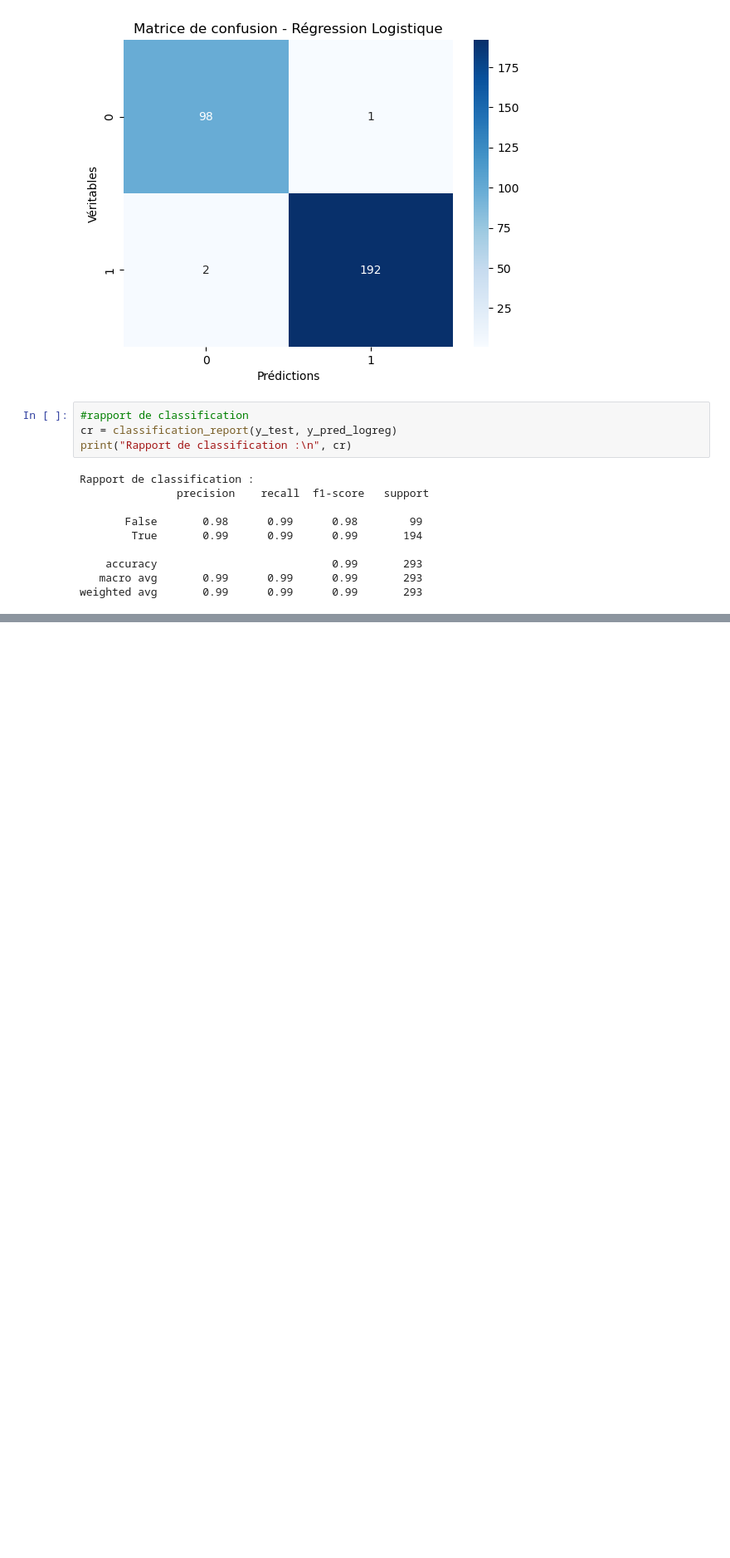
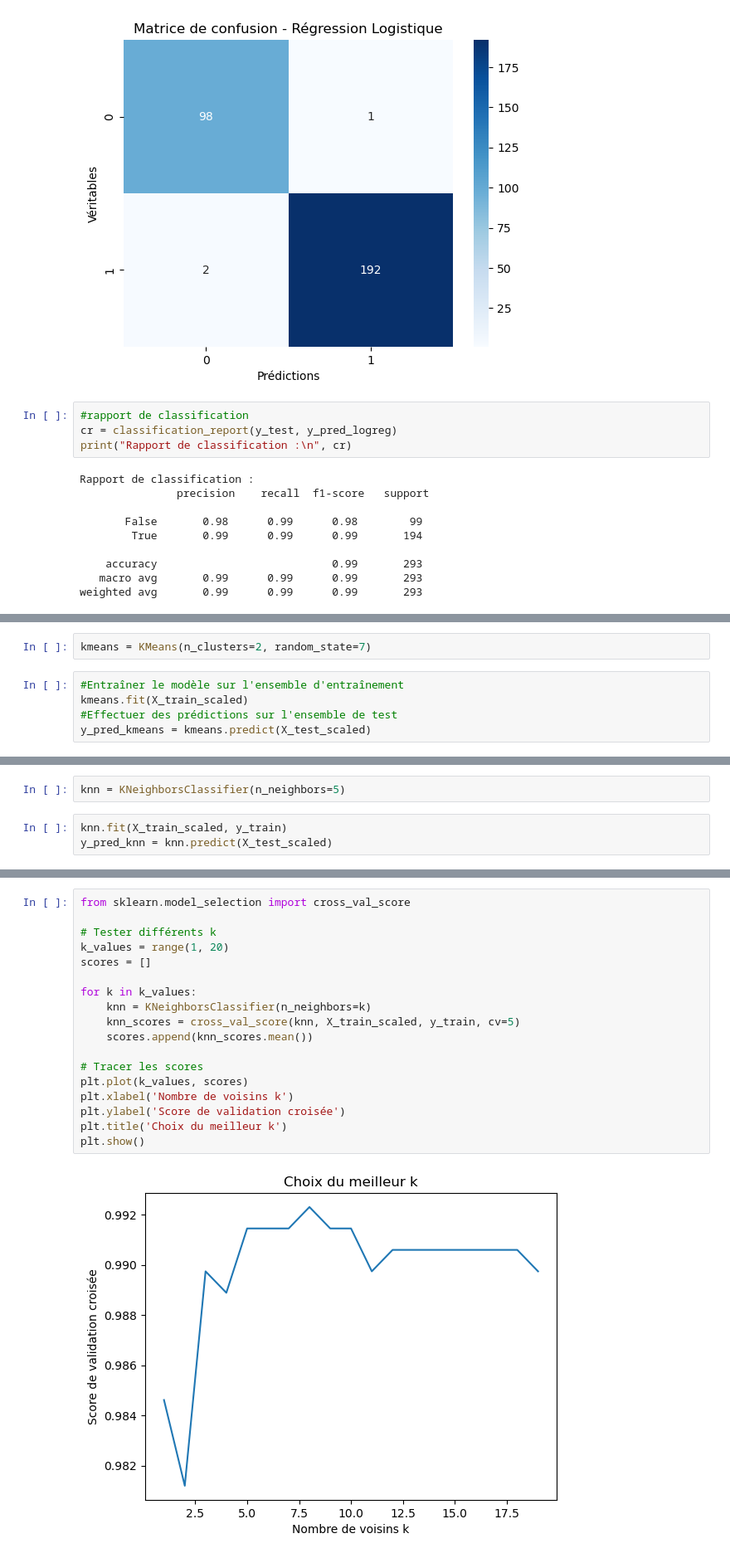
Before and after one commit to obenmaha/App-d-tection-faux-billet, a Jupyter notebook: Analyse notebook.ipynb, the cells around one changed output, grey strips where cells are left out. Shown at 83% size. Drawn from its saved outputs; the diff is of its cells as text; blank space fills up the shorter version.

Commit message:
Add (RL- RF - Kmeans - KNN)

```diff
--- a/Analyse notebook.ipynb
+++ b/Analyse notebook.ipynb
@@ -251,0 +254,7 @@ weighted avg       0.99      0.99      0.99       293
+# %%
+kmeans = KMeans(n_clusters=2, random_state=7)
+# %%
+#Entraîner le modèle sur l'ensemble d'entraînement
+kmeans.fit(X_train_scaled)
+#Effectuer des prédictions sur l'ensemble de test
+y_pred_kmeans = kmeans.predict(X_test_scaled)
@@ -251,0 +315,5 @@ weighted avg       0.99      0.99      0.99       293
+# %%
+knn = KNeighborsClassifier(n_neighbors=5)
+# %%
+knn.fit(X_train_scaled, y_train)
+y_pred_knn = knn.predict(X_test_scaled)
@@ -251,0 +346,20 @@ weighted avg       0.99      0.99      0.99       293
+# %%
+from sklearn.model_selection import cross_val_score
+
+# Tester différents k
+k_values = range(1, 20)
+scores = []
+
+for k in k_values:
+    knn = KNeighborsClassifier(n_neighbors=k)
+    knn_scores = cross_val_score(knn, X_train_scaled, y_train, cv=5)
+    scores.append(knn_scores.mean())
+
+# Tracer les scores
+plt.plot(k_values, scores)
+plt.xlabel('Nombre de voisins k')
+plt.ylabel('Score de validation croisée')
+plt.title('Choix du meilleur k')
+plt.show()
+# %% [output]
+[figure, added]
```
Also changed, not shown: parts of 17 cells of this notebook.
